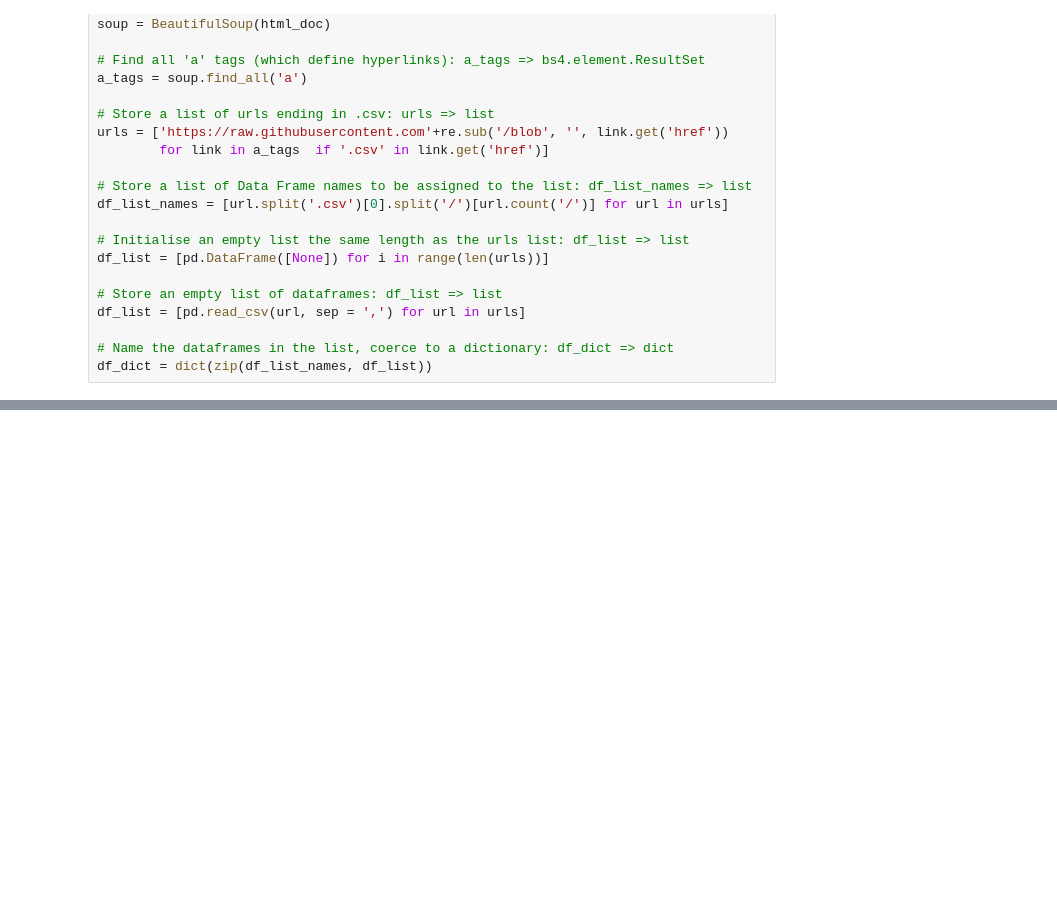
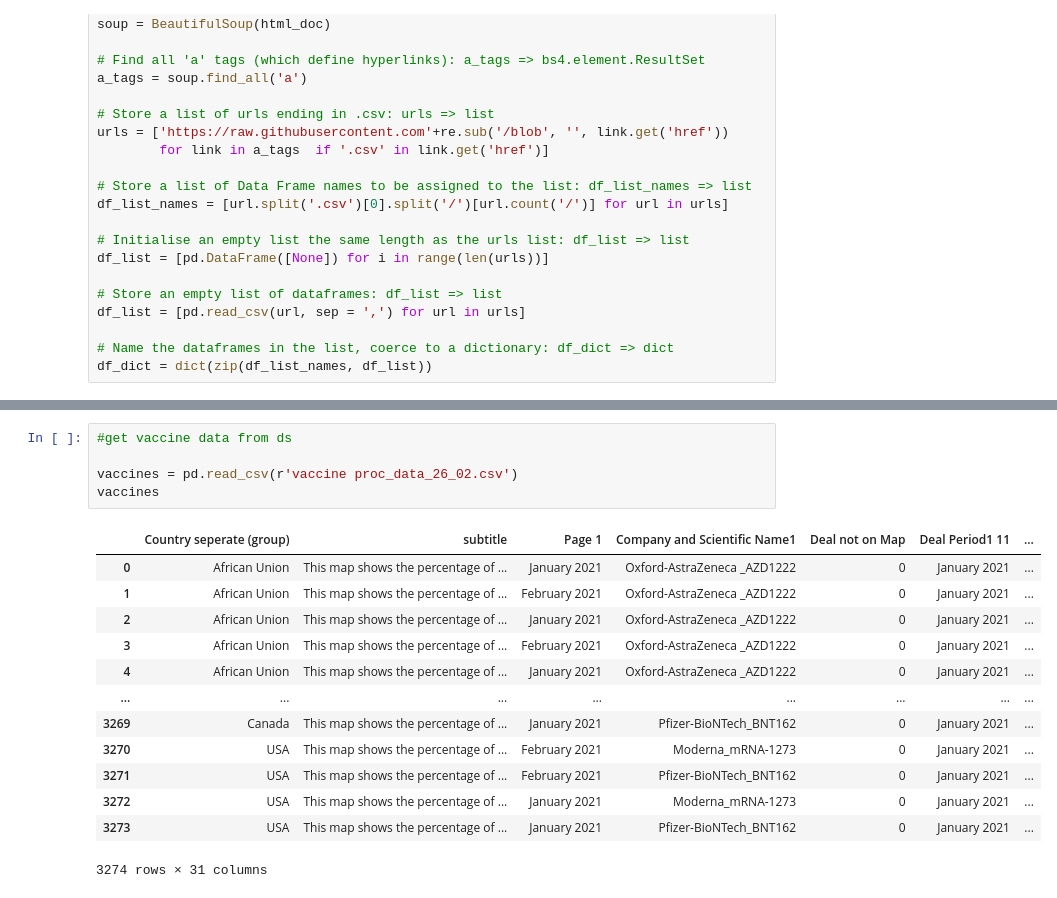
Before and after one commit to RicardoSantos0/Data-Visualization, a Jupyter notebook: Data_Viz_CoVID.ipynb, the cells around one changed output, grey strips where cells are left out. Drawn from its saved outputs; the diff is of its cells as text; blank space fills up the shorter version.

```diff
--- a/Data_Viz_CoVID.ipynb
+++ b/Data_Viz_CoVID.ipynb
@@ -324,0 +333,19 @@ countries
+# %%
+#get vaccine data from ds
+
+vaccines = pd.read_csv(r'vaccine proc_data_26_02.csv')
+vaccines
+# %% [output]
+|  | Country seperate (group) | subtitle | Page 1 | Company and Scientific Name1 | Deal not on Map | Deal Period1 11 | ... |
+| 0 | African Union | This map shows the percentage of ... | January 2021 | Oxford-AstraZeneca _AZD1222 | 0 | January 2021 | ... |
+| 1 | African Union | This map shows the percentage of ... | February 2021 | Oxford-AstraZeneca _AZD1222 | 0 | January 2021 | ... |
+| 2 | African Union | This map shows the percentage of ... | January 2021 | Oxford-AstraZeneca _AZD1222 | 0 | January 2021 | ... |
+| 3 | African Union | This map shows the percentage of ... | February 2021 | Oxford-AstraZeneca _AZD1222 | 0 | January 2021 | ... |
+| 4 | African Union | This map shows the percentage of ... | January 2021 | Oxford-AstraZeneca _AZD1222 | 0 | January 2021 | ... |
+| ... | ... | ... | ... | ... | ... | ... | ... |
+| 3269 | Canada | This map shows the percentage of ... | January 2021 | Pfizer-BioNTech_BNT162 | 0 | January 2021 | ... |
+| 3270 | USA | This map shows the percentage of ... | February 2021 | Moderna_mRNA-1273 | 0 | January 2021 | ... |
+| 3271 | USA | This map shows the percentage of ... | February 2021 | Pfizer-BioNTech_BNT162 | 0 | January 2021 | ... |
+| 3272 | USA | This map shows the percentage of ... | January 2021 | Moderna_mRNA-1273 | 0 | January 2021 | ... |
+| 3273 | USA | This map shows the percentage of ... | January 2021 | Pfizer-BioNTech_BNT162 | 0 | January 2021 | ... |
+3274 rows × 31 columns
```
Also changed, not shown: parts of 14 cells of this notebook.
